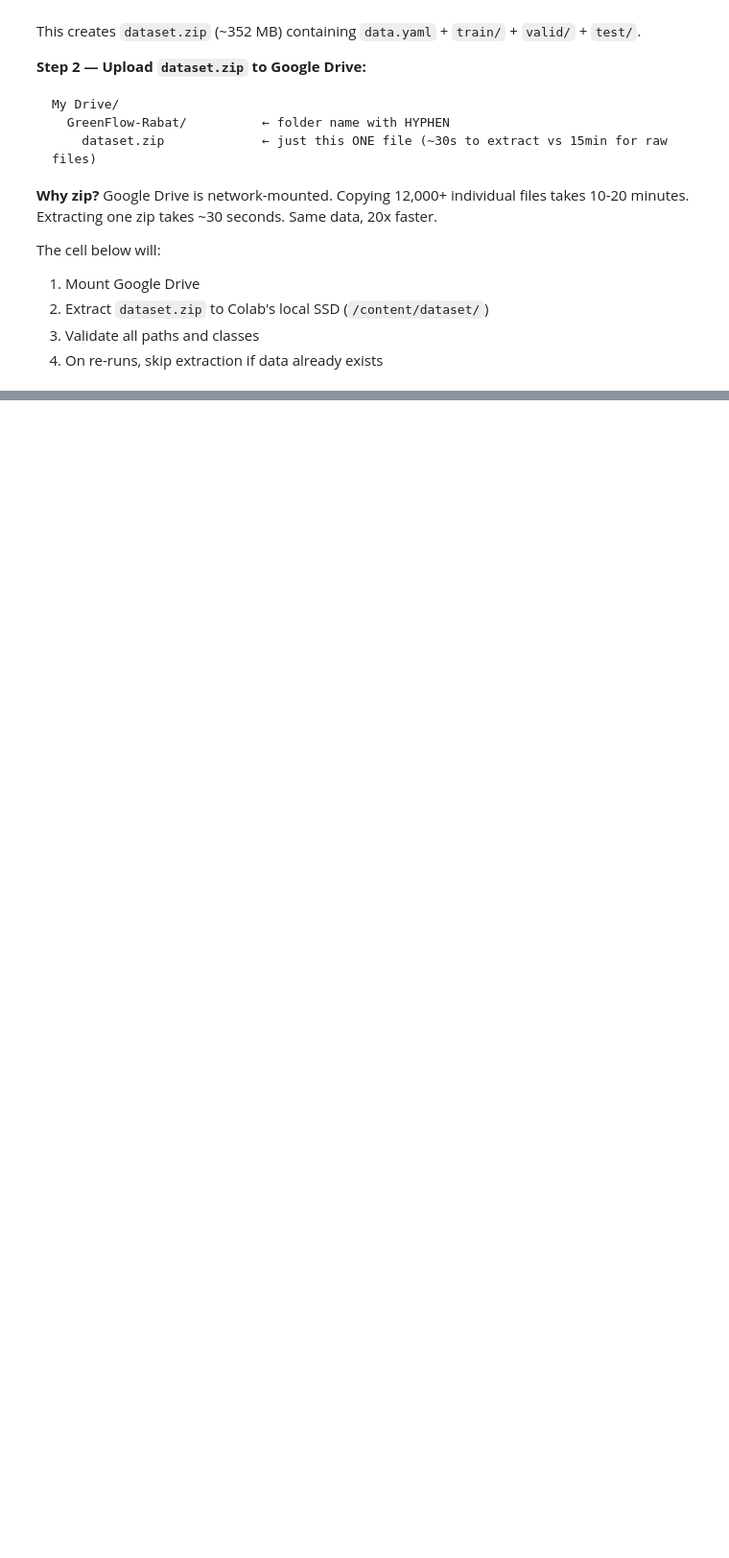
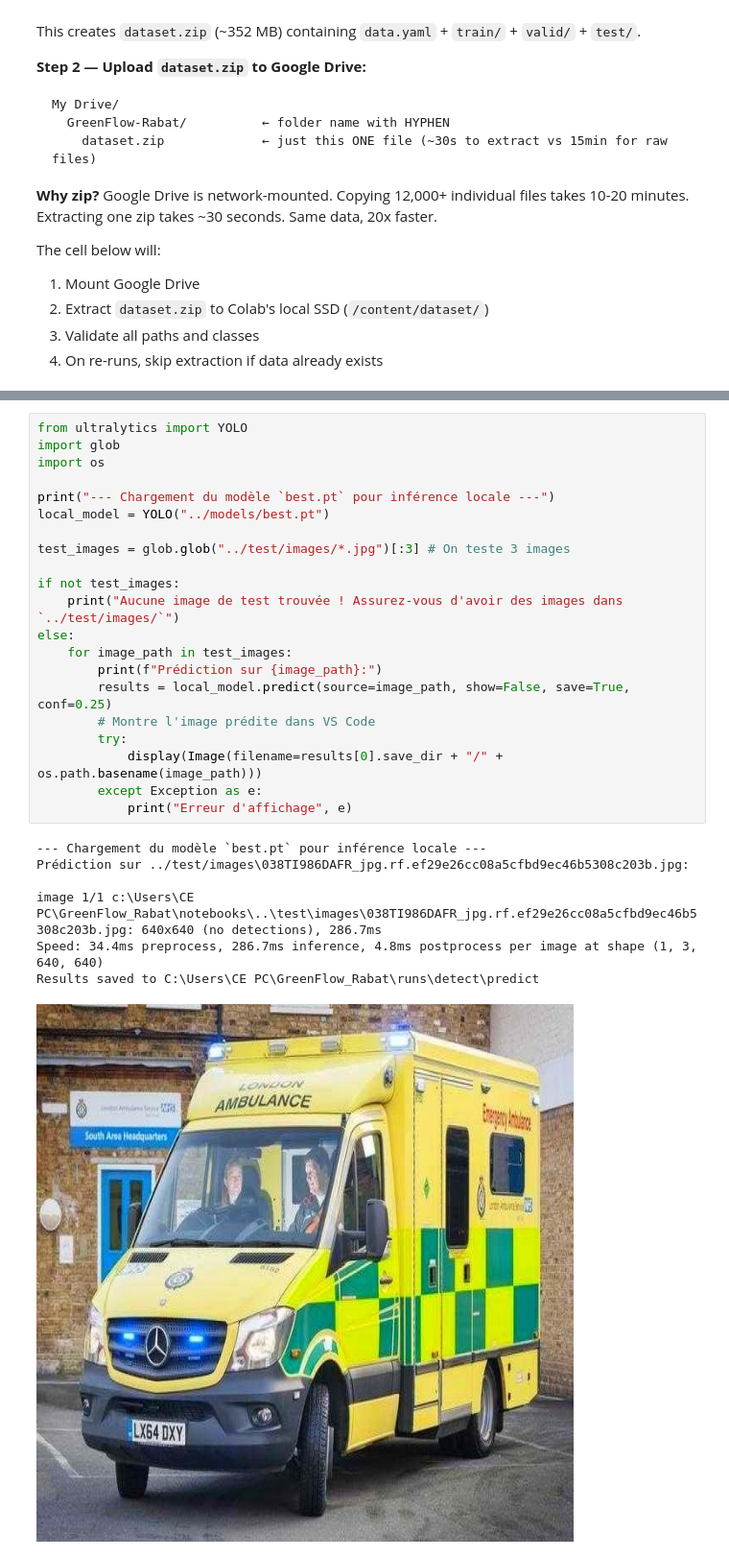
Before and after one commit to adam04-D/Green-Flow-Rabat-, a Jupyter notebook: notebooks/02_model_training.ipynb, the cells around one changed output, grey strips where cells are left out. Shown at 96% size. Cells and saved outputs as stored; diff of their text form; blank space fills up the shorter version.

Commit message:
Training the model on Moroccan Data

```diff
--- a/notebooks/02_model_training.ipynb
+++ b/notebooks/02_model_training.ipynb
@@ -731,0 +733,29 @@ NameError: name 'TRAIN_ARGS' is not defined
+# %%
+from ultralytics import YOLO
+import glob
+import os
+
+print("--- Chargement du modèle `best.pt` pour inférence locale ---")
+local_model = YOLO("../models/best.pt")
+
+test_images = glob.glob("../test/images/*.jpg")[:3] # On teste 3 images
+
+if not test_images:
+    print("Aucune image de test trouvée ! Assurez-vous d'avoir des images dans `../test/images/`")
+else:
+    for image_path in test_images:
+        print(f"Prédiction sur {image_path}:")
+        results = local_model.predict(source=image_path, show=False, save=True, conf=0.25)
+        # Montre l'image prédite dans VS Code
+        try:
+            display(Image(filename=results[0].save_dir + "/" + os.path.basename(image_path)))
+        except Exception as e:
+            print("Erreur d'affichage", e)
+# %% [output]
+--- Chargement du modèle `best.pt` pour inférence locale ---
+Prédiction sur ../test/images\038TI986DAFR_jpg.rf.ef29e26cc08a5cfbd9ec46b5308c203b.jpg:
+
+image 1/1 c:\Users\CE PC\GreenFlow_Rabat\notebooks\..\test\images\038TI986DAFR_jpg.rf.ef29e26cc08a5cfbd9ec46b5308c203b.jpg: 640x640 (no detections), 286.7ms
+Speed: 34.4ms preprocess, 286.7ms inference, 4.8ms postprocess per image at shape (1, 3, 640, 640)
+Results saved to C:\Users\CE PC\GreenFlow_Rabat\runs\detect\predict
+[figure, added]
```
Also changed, not shown: parts of 13 cells of this notebook.
